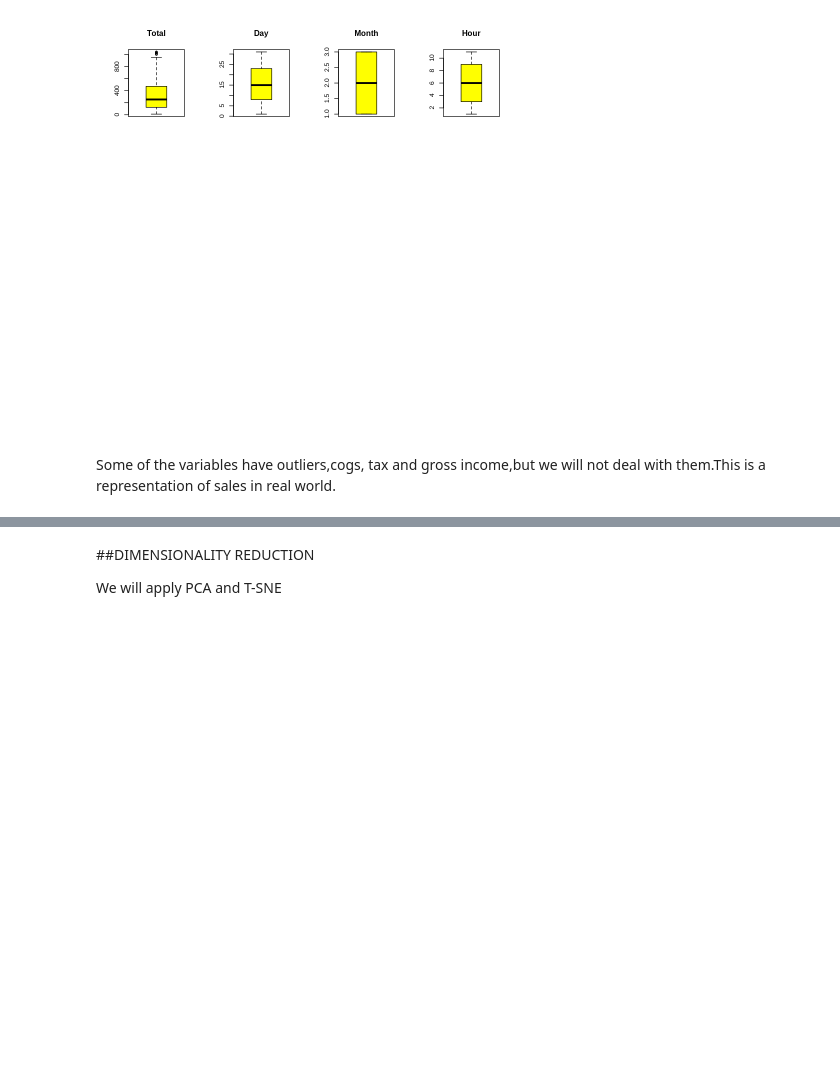
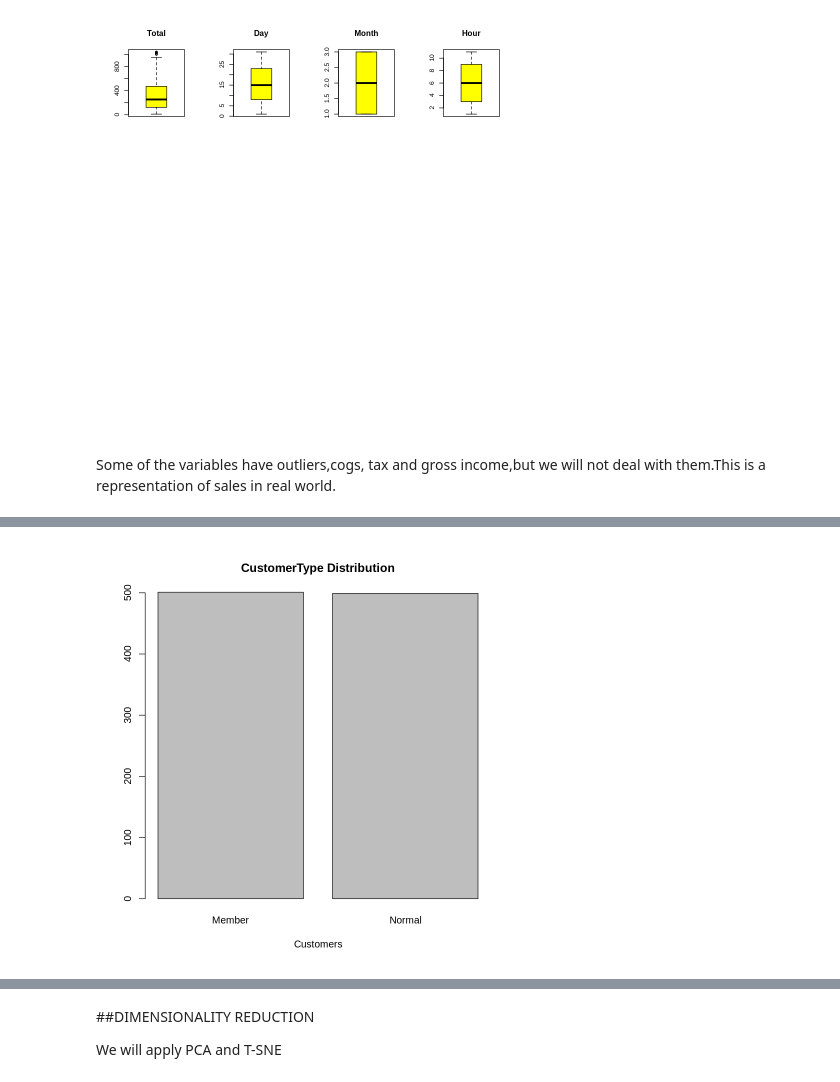
Before and after one commit to jane95924/Supermarket_-DATA-ANALYSIS., a Jupyter notebook: PART_1_AND_PART_2.ipynb, the cells around one changed output, grey strips where cells are left out. Cells and saved outputs as stored; diff of their text form; code cells hidden in the pictures; blank space fills up the shorter version.

```diff
--- a/PART_1_AND_PART_2.ipynb
+++ b/PART_1_AND_PART_2.ipynb
@@ -220,0 +275,6 @@ Some of the variables have outliers,cogs, tax and gross income,but we will not d
+# %%
+customer <- data$Customer.type
+customer_freq <- table(customer)
+barplot(customer_freq, main = "CustomerType Distribution", xlab = "Customers")
+# %% [output]
+[figure, added]
```
Also changed, not shown: parts of 8 cells of this notebook.
